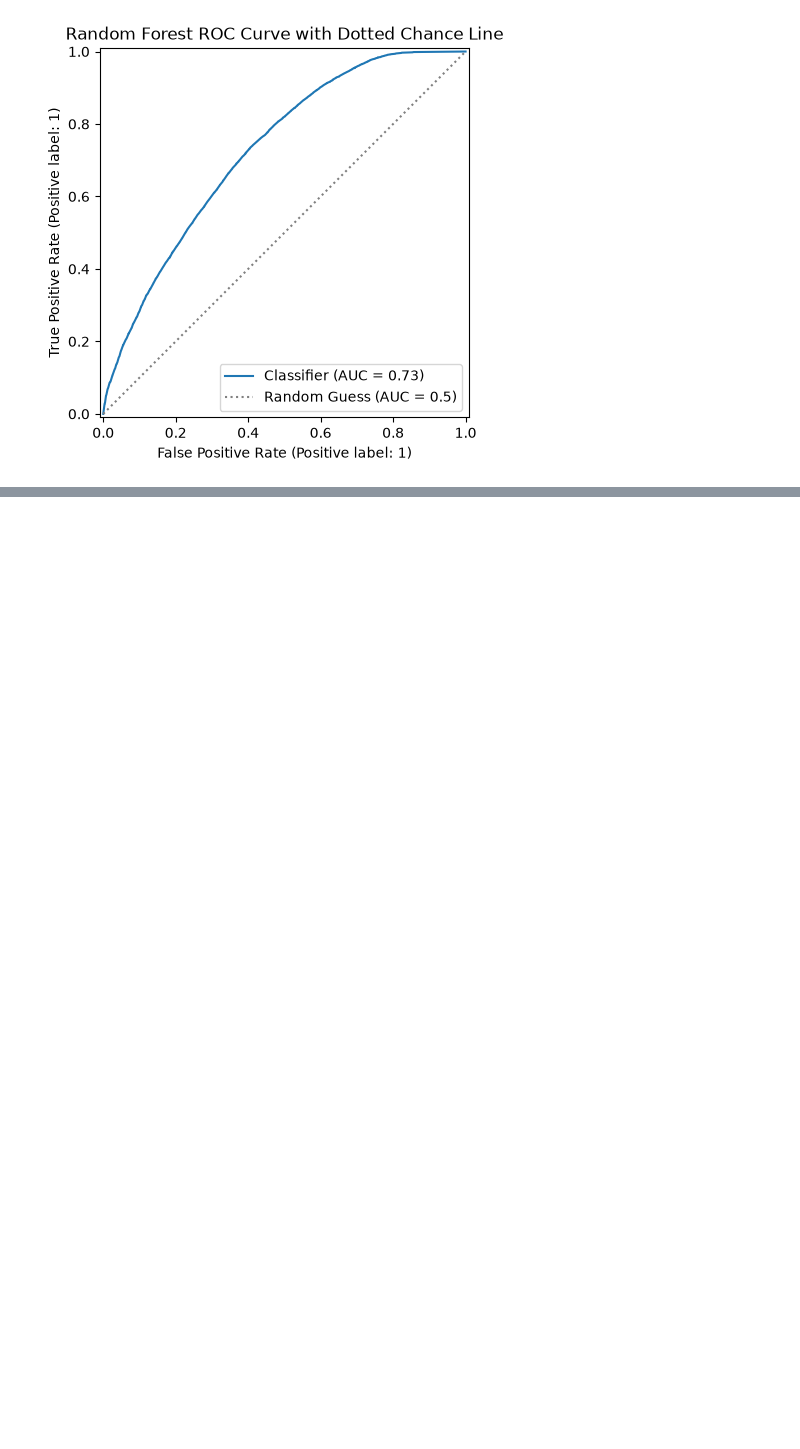
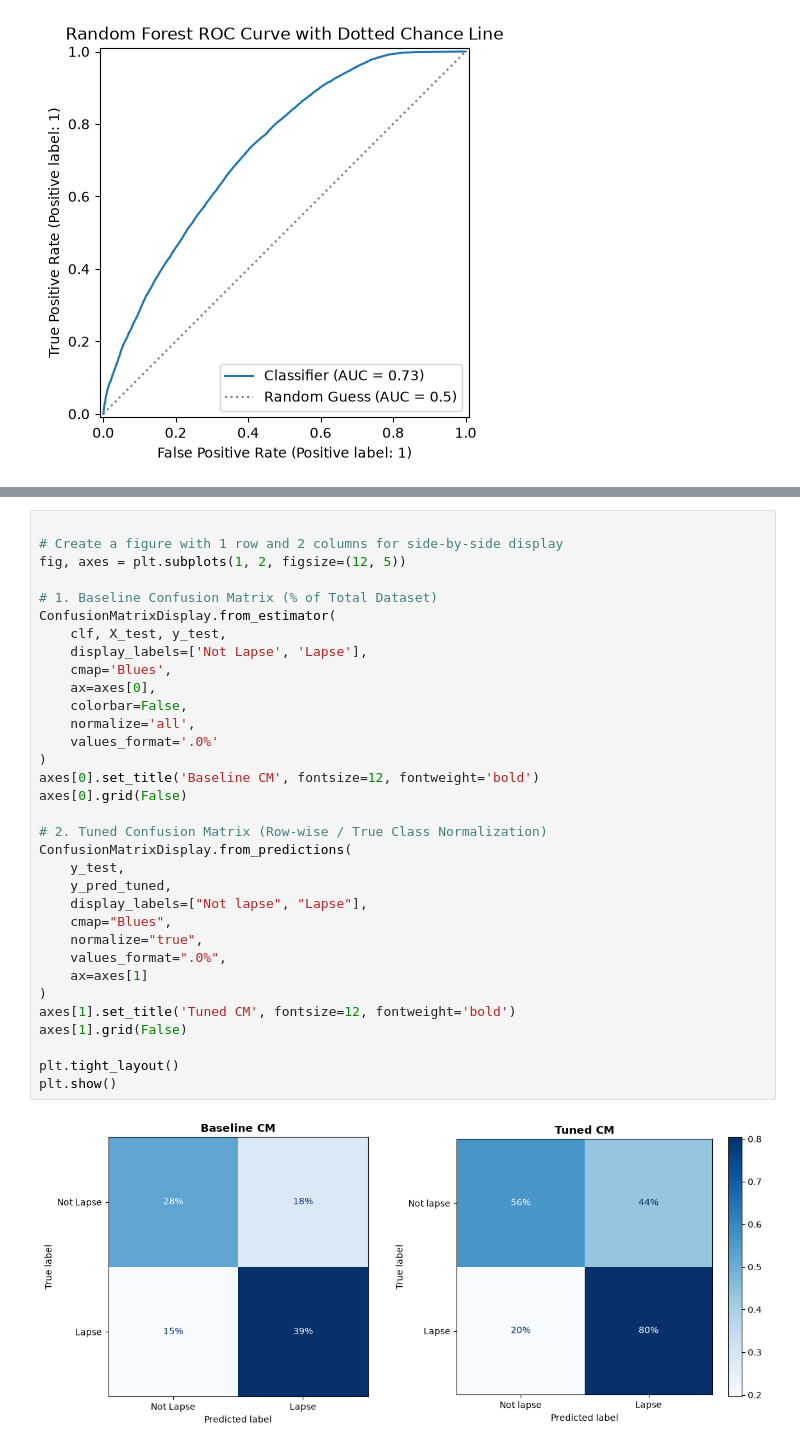
Before and after one commit to allisonma12/predicting-life-insurance-lapse, a Jupyter notebook: src/models/random_forest.ipynb, the cells around one changed output, grey strips where cells are left out. Cells and saved outputs as stored; diff of their text form; blank space fills up the shorter version.

```diff
--- a/src/models/random_forest.ipynb
+++ b/src/models/random_forest.ipynb
@@ -185,0 +222,35 @@ plt.show()
+# %%
+
+# Create a figure with 1 row and 2 columns for side-by-side display
+fig, axes = plt.subplots(1, 2, figsize=(12, 5))
+
+# 1. Baseline Confusion Matrix (% of Total Dataset)
+ConfusionMatrixDisplay.from_estimator(
+    clf, X_test, y_test,
+    display_labels=['Not Lapse', 'Lapse'],
+    cmap='Blues',
+    ax=axes[0],
+    colorbar=False,
+    normalize='all',
+    values_format='.0%'
+)
+axes[0].set_title('Baseline CM', fontsize=12, fontweight='bold')
+axes[0].grid(False)
+
+# 2. Tuned Confusion Matrix (Row-wise / True Class Normalization)
+ConfusionMatrixDisplay.from_predictions(
+    y_test,
+    y_pred_tuned,
+    display_labels=["Not lapse", "Lapse"],
+    cmap="Blues",
+    normalize="true",
+    values_format=".0%",
+    ax=axes[1]
+)
+axes[1].set_title('Tuned CM', fontsize=12, fontweight='bold')
+axes[1].grid(False)
+
+plt.tight_layout()
+plt.show()
+# %% [output]
+[figure, added]
```
Also changed, not shown: parts of 6 cells of this notebook.
